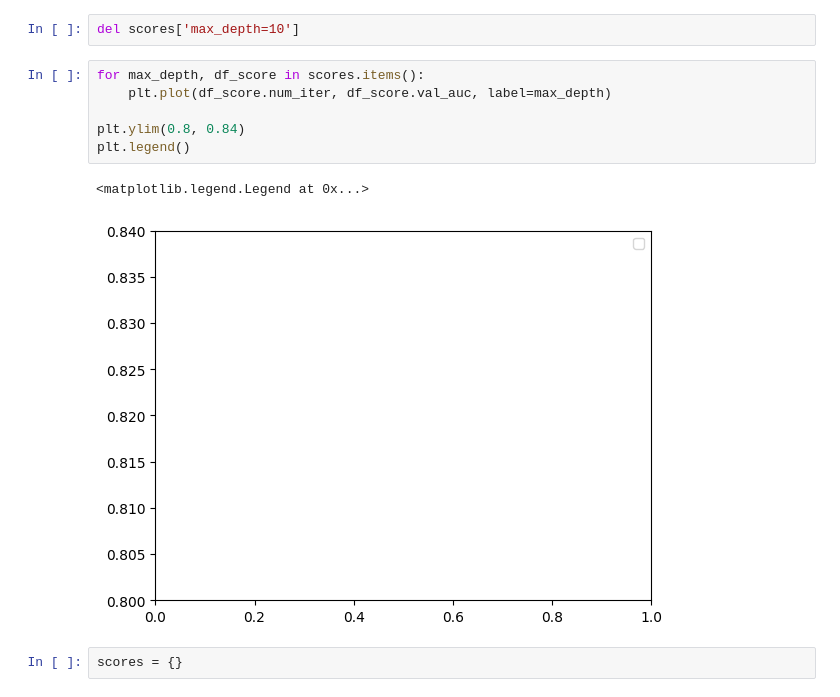
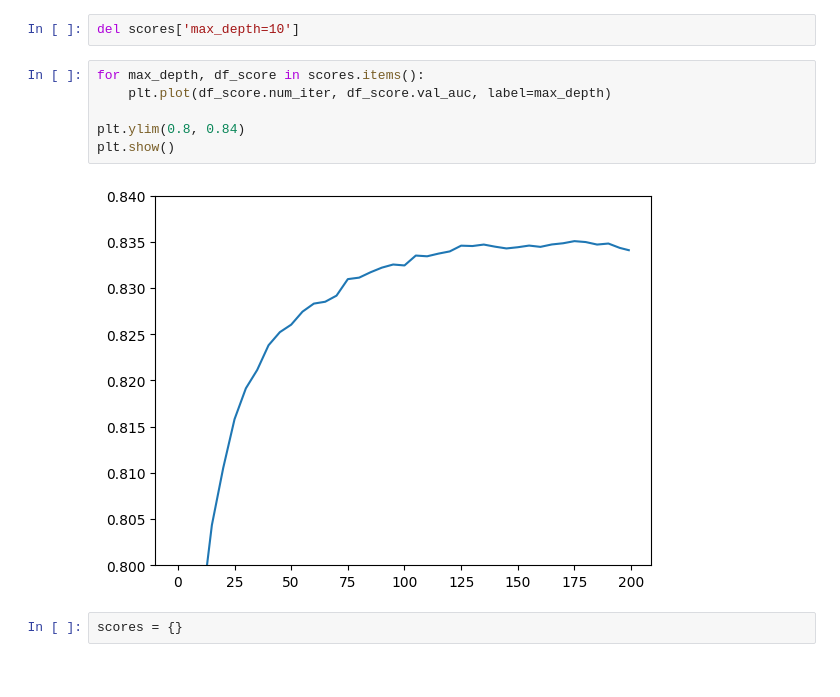
Before and after one commit to bigdatadatafan/projects, a Jupyter notebook: tress.ipynb, the cells around one changed output. Cells and saved outputs as stored; diff of their text form.

```diff
--- a/tress.ipynb
+++ b/tress.ipynb
@@ -926,12 +926,11 @@ del scores['max_depth=10']
 # %%
 for max_depth, df_score in scores.items():
     plt.plot(df_score.num_iter, df_score.val_auc, label=max_depth)
 
 plt.ylim(0.8, 0.84)
-plt.legend()
+plt.show()
 # %% [output]
-<matplotlib.legend.Legend at 0x...>
-[figure, old version]
+[figure, new version]
 # %%
 scores = {}
 # %%
```
Also changed, not shown: parts of 8 cells of this notebook.
